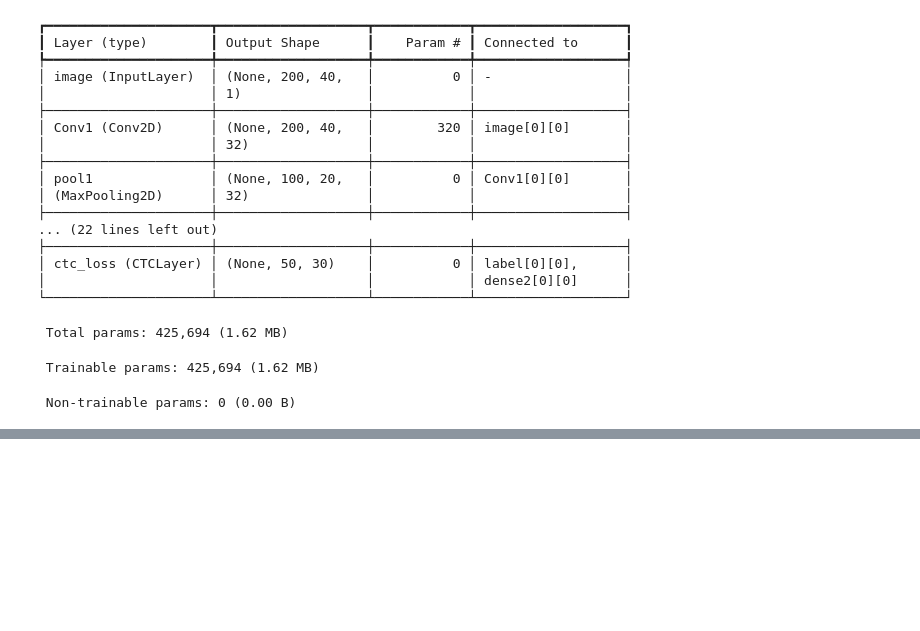
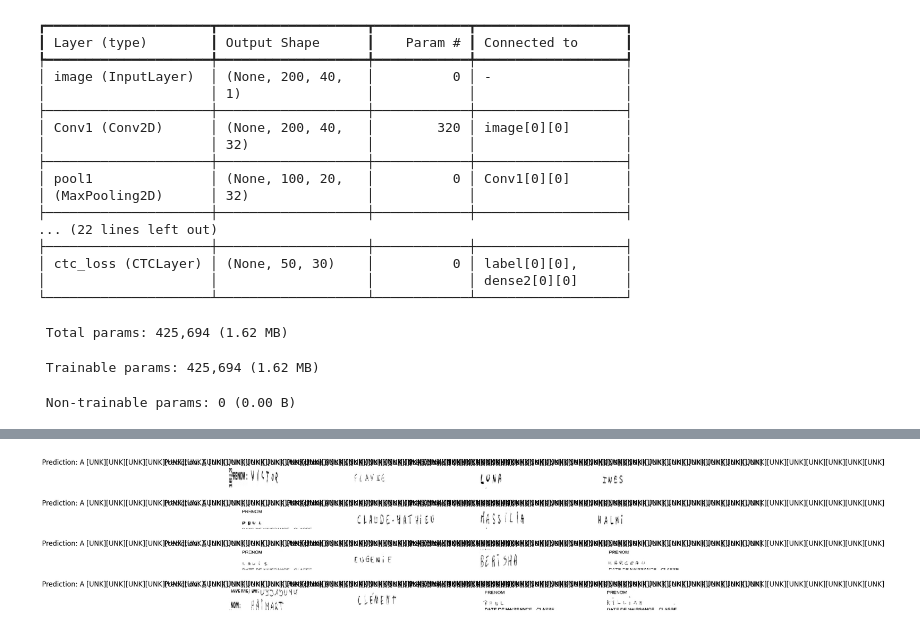
Before and after one commit to Timoth26/student-research-and-development-project, a Jupyter notebook: new_project.ipynb, the cells around one changed output, grey strips where cells are left out. Cells and saved outputs as stored; diff of their text form; code cells hidden in the pictures; blank space fills up the shorter version.

```diff
--- a/new_project.ipynb
+++ b/new_project.ipynb
@@ -19,7 +20,8 @@ data_dir = "./data/test_v2/test/"
 train_csv = pd.read_csv('./data/written_name_test_v2.csv')
 
 train_csv = train_csv[train_csv['IDENTITY'] != 'UNREADABLE']
-train_csv = train_csv.sample(frac=0.01, random_state=42)
+train_csv = train_csv[train_csv['IDENTITY'] != 'BLANK']
+train_csv = train_csv.sample(frac=0.5, random_state=42)
 print(train_csv.shape[0])
 
 images = list(train_csv['FILENAME'])
@@ -81,11 +83,12 @@ def split_data(images, labels, train_size=0.9, shuffle=True):
     # 4. Split data into training and validation sets
     x_train, y_train = images[indices[:train_samples]], labels[indices[:train_samples]]
     x_valid, y_valid = images[indices[train_samples:]], labels[indices[train_samples:]]
-    return x_train, x_valid, y_train, y_valid
+    x_test, y_test = images[indices[train_samples:]], labels[indices[train_samples:]]
+    return x_train, x_valid, y_train, y_valid, x_test, y_test
 
 
 # Splitting data into training and validation sets
-x_train, x_valid, y_train, y_valid = split_data(np.array(images), np.array(labels))
+x_train, x_valid, y_train, y_valid, x_test, y_test = split_data(np.array(images), np.array(labels))
 
 
 def encode_single_sample(img_path, label):
@@ -101,6 +104,8 @@ def encode_single_sample(img_path, label):
     # dimension to correspond to the width of the image.
     img = ops.transpose(img, axes=[1, 0, 2])
     # 6. Map the characters in label to numbers
+    print(label)
     label = char_to_num(tf.strings.unicode_split(label, input_encoding="UTF-8"))
     # 7. Return a dict as our model is expecting two inputs
+    print(label)
     return {"image": img, "label": label}
@@ -366,7 +381,7 @@ def token_error_rate(y_true, y_pred):
     return ter
 # %%
 # TODO restore epoch count.
-epochs = 5
+epochs = 100
 early_stopping_patience = 10
 # Add early stopping
 early_stopping = keras.callbacks.EarlyStopping(
@@ -393,0 +430,70 @@ Epoch 5/5
+# %%
+def ctc_decode(y_pred, input_length, greedy=True, beam_width=100, top_paths=1):
+    input_shape = ops.shape(y_pred)
+    num_samples, num_steps = input_shape[0], input_shape[1]
+    y_pred = ops.log(ops.transpose(y_pred, axes=[1, 0, 2]) + keras.backend.epsilon())
+    input_length = ops.cast(input_length, dtype="int32")
+
+    if greedy:
+        (decoded, log_prob) = tf.nn.ctc_greedy_decoder(
+            inputs=y_pred, sequence_length=input_length
+        )
+    else:
+        (decoded, log_prob) = tf.compat.v1.nn.ctc_beam_search_decoder(
+            inputs=y_pred,
+            sequence_length=input_length,
+            beam_width=beam_width,
+            top_paths=top_paths,
+        )
+    decoded_dense = []
+    for st in decoded:
+        st = tf.SparseTensor(st.indices, st.values, (num_samples, num_steps))
+        decoded_dense.append(tf.sparse.to_dense(sp_input=st, default_value=-1))
+    return (decoded_dense, log_prob)
+
+
+# Get the prediction model by extracting layers till the output layer
+prediction_model = keras.models.Model(
+    model.input[0], model.get_layer(name="dense2").output
+)
+prediction_model.summary()
+
+
+# A utility function to decode the output of the network
+def decode_batch_predictions(pred):
+    input_len = np.ones(pred.shape[0]) * pred.shape[1]
+    # Use greedy search. For complex tasks, you can use beam search
+    results = ctc_decode(pred, input_length=input_len, greedy=True)[0][0][
+        :, :max_length
+    ]
+    # Iterate over the results and get back the text
+    output_text = []
+    for res in results:
+        res = tf.strings.reduce_join(num_to_char(res)).numpy().decode("utf-8")
+        output_text.append(res)
+    return output_text
+
+
+#  Let's check results on some validation samples
+for batch in validation_dataset.take(1):
+    batch_images = batch["image"]
+    batch_labels = batch["label"]
+
+    preds = prediction_model.predict(batch_images)
+    pred_texts = decode_batch_predictions(preds)
+
+    orig_texts = []
+    for label in batch_labels:
+        label = tf.strings.reduce_join(num_to_char(label)).numpy().decode("utf-8")
+        orig_texts.append(label)
+
+    _, ax = plt.subplots(4, 4, figsize=(15, 5))
+    for i in range(len(pred_texts)):
+        img = (batch_images[i, :, :, 0] * 255).numpy().astype(np.uint8)
+        img = img.T
+        title = f"Prediction: {pred_texts[i]}"
+        ax[i // 4, i % 4].imshow(img, cmap="gray")
+        ax[i // 4, i % 4].set_title(title)
+        ax[i // 4, i % 4].axis("off")
+plt.show()
+# %% [output]
@@ -393,0 +523 @@ Epoch 5/5
+[figure, added]
```
Also changed, not shown: parts of 8 cells of this notebook.
